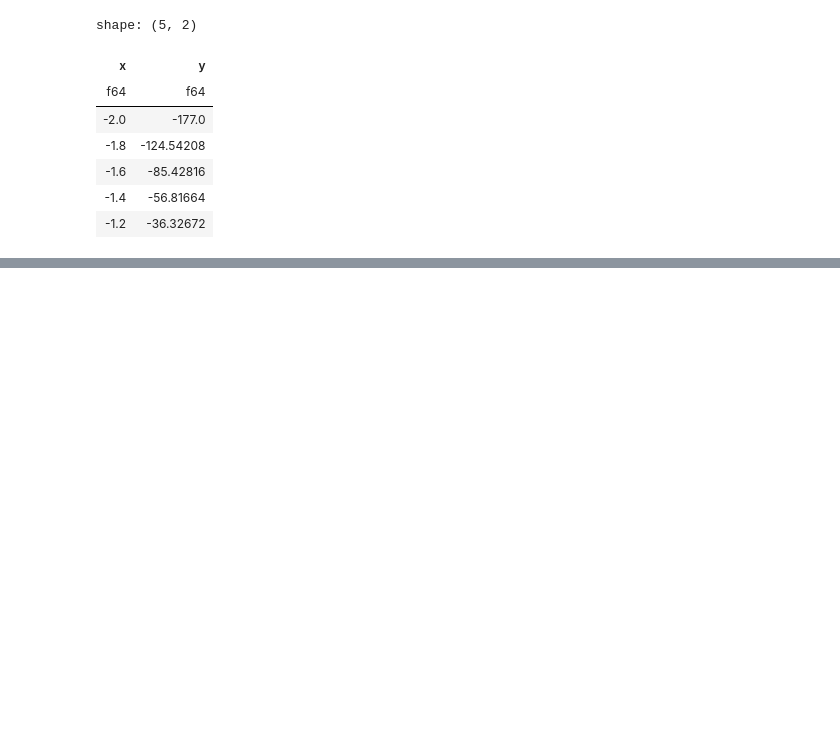
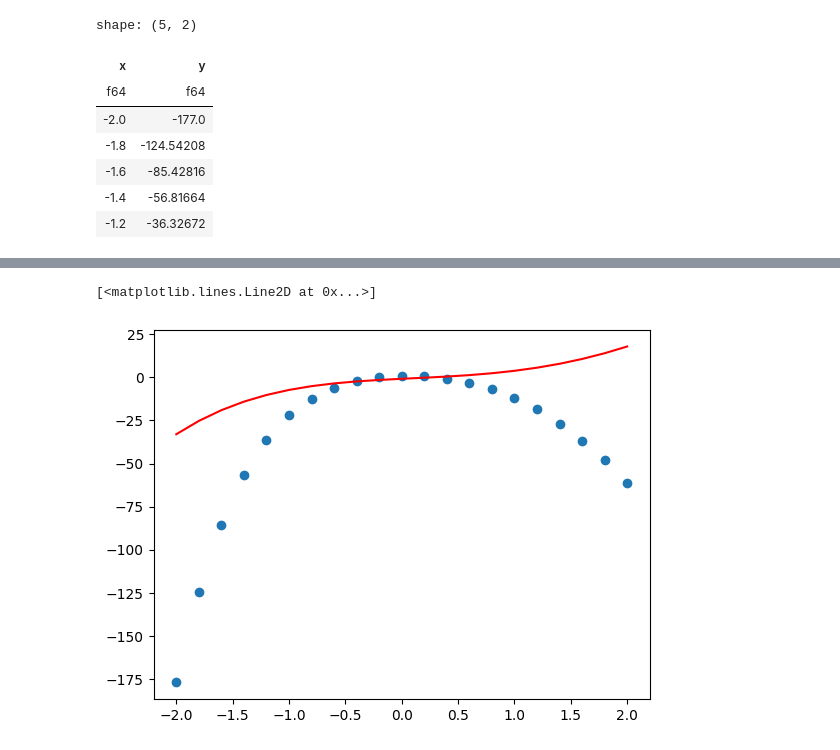
Before and after one commit to Seikened/semestre_v, a Jupyter notebook: algoritmos_bioinspirados/edas_algoritmo.ipynb, the cells around one changed output, grey strips where cells are left out. Drawn from its saved outputs; the diff is of its cells as text; code cells hidden in the pictures; blank space fills up the shorter version.

```diff
--- a/algoritmos_bioinspirados/edas_algoritmo.ipynb
+++ b/algoritmos_bioinspirados/edas_algoritmo.ipynb
@@ -25,0 +60,5 @@ plt.scatter(x, y)
+# %%
+# Seleccionar soluciones prometedoras S(t) de P(t)
+def seleccionar(poblacion, aptitudes, n_seleccionados):
+    indices = np.argsort(aptitudes)[:n_seleccionados]
+    return poblacion[indices]
@@ -25,0 +71,9 @@ plt.scatter(x, y)
+# %%
+# Generar una nueva soluciones O(t) muestreando M(t)
+def muestrear_modelo(media, desviacion, n_nuevos):
+    nuevos = np.random.normal(media, desviacion, (n_nuevos, len(media)))
+    return nuevos
+# %%
+# Crear P(t + 1) combinando O(t) y P(t)
+def crear_nueva_poblacion(antigua, nuevos):
+    return np.vstack((antigua, nuevos))
@@ -25,0 +94,25 @@ plt.scatter(x, y)
+# %%
+# Inizializar parámetros
+n_individuos = 100
+n_genes = 5
+n_generaciones = 500
+poblacion = poblar(n_individuos, n_genes)
+n_seleccionados = n_individuos // 2
+n_nuevos = n_individuos // 2
+t = 0
+
+while t < n_generaciones:
+    aptitudes = fitness(poblacion, x, y)
+    seleccionados = seleccionar(poblacion, aptitudes, n_seleccionados)
+    media, desviacion = construir_modelo(seleccionados)
+    nuevos = muestrear_modelo(media, desviacion, n_nuevos)
+    poblacion = crear_nueva_poblacion(poblacion, nuevos)
+    print(f"Generación {t}, Mejor aptitud: {np.min(aptitudes)}")
+    t += 1
+
+# Evaluar la mejor solución encontrada
+aptitudes_final = fitness(poblacion, x, y)
+mejor_indice = np.argmin(aptitudes_final)
+mejor_individuo = poblacion[mejor_indice]
+print(f"Mejores coeficientes encontrados: {mejor_individuo}")
+print(f"Sus coeficientes del mejor individuo son: {mejor_individuo}")
@@ -25,0 +137,9 @@ plt.scatter(x, y)
+# %%
+# Gráficar el mejor ajuste encontrado
+p_mejor = np.poly1d(mejor_individuo)
+y_mejor_pred = p_mejor(x)
+plt.scatter(x, y)          # puntos originales
+plt.plot(x, y_mejor_pred, color='r')  # mejor ajuste
+# %% [output]
+[<matplotlib.lines.Line2D at 0x...>]
+[figure, added]
```
Also changed, not shown: parts of 9 cells of this notebook.
